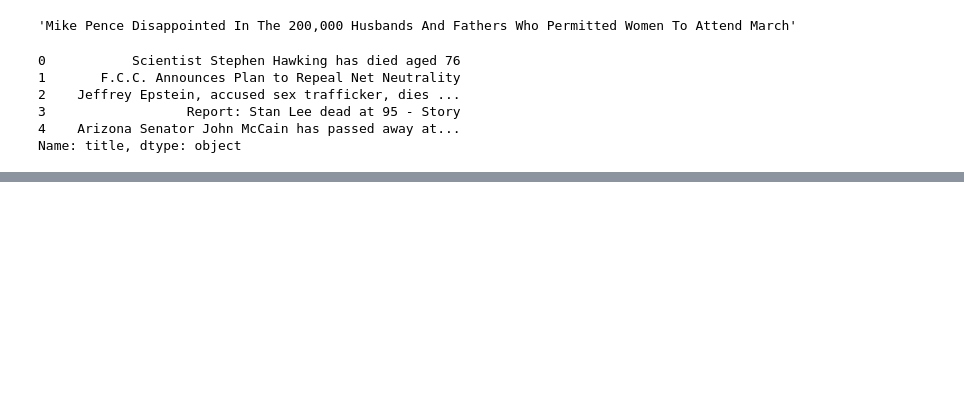
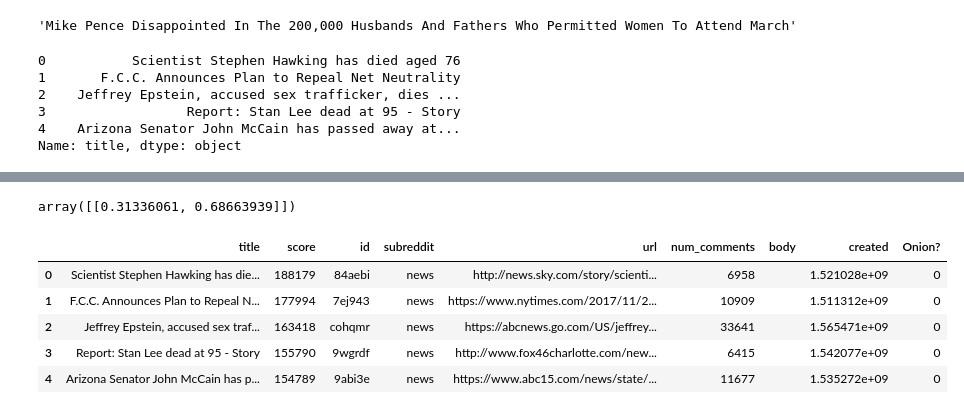
Before and after one commit to mmalinas/Springboard, a Jupyter notebook: Capstone2_MelanieM/MRM_DataExploration.ipynb, the cells around one changed output, grey strips where cells are left out. Saved outputs shown, nothing was run; the diff lists cells and outputs as text; code cells hidden in the pictures; blank space fills up the shorter version.

```diff
--- a/Capstone2_MelanieM/MRM_DataExploration.ipynb
+++ b/Capstone2_MelanieM/MRM_DataExploration.ipynb
@@ -68,0 +284,17 @@ Name: title, dtype: object
+# %%
+count_evaluate = count_vectorizer.transform(["actually"])
+pred_proba = nb_classifier_final.predict_proba(count_evaluate)
+pred_proba
+# %% [output]
+array([[0.31336061, 0.68663939]])
+# %%
+posts_news['Onion?'] = 0
+allposts_news_onion = posts_onion.append(posts_news)
+posts_news.head()
+# %% [output]
+|  | title | score | id | subreddit | url | num_comments | body | created | Onion? |
+| 0 | Scientist Stephen Hawking has die... | 188179 | 84aebi | news | http://news.sky.com/story/scienti... | 6958 |  | 1.521028e+09 | 0 |
+| 1 | F.C.C. Announces Plan to Repeal N... | 177994 | 7ej943 | news | https://www.nytimes.com/2017/11/2... | 10909 |  | 1.511312e+09 | 0 |
+| 2 | Jeffrey Epstein, accused sex traf... | 163418 | cohqmr | news | https://abcnews.go.com/US/jeffrey... | 33641 |  | 1.565471e+09 | 0 |
+| 3 | Report: Stan Lee dead at 95 - Story | 155790 | 9wgrdf | news | http://www.fox46charlotte.com/new... | 6415 |  | 1.542077e+09 | 0 |
+| 4 | Arizona Senator John McCain has p... | 154789 | 9abi3e | news | https://www.abc15.com/news/state/... | 11677 |  | 1.535272e+09 | 0 |
```
Also changed, not shown: parts of 27 cells of this notebook.
